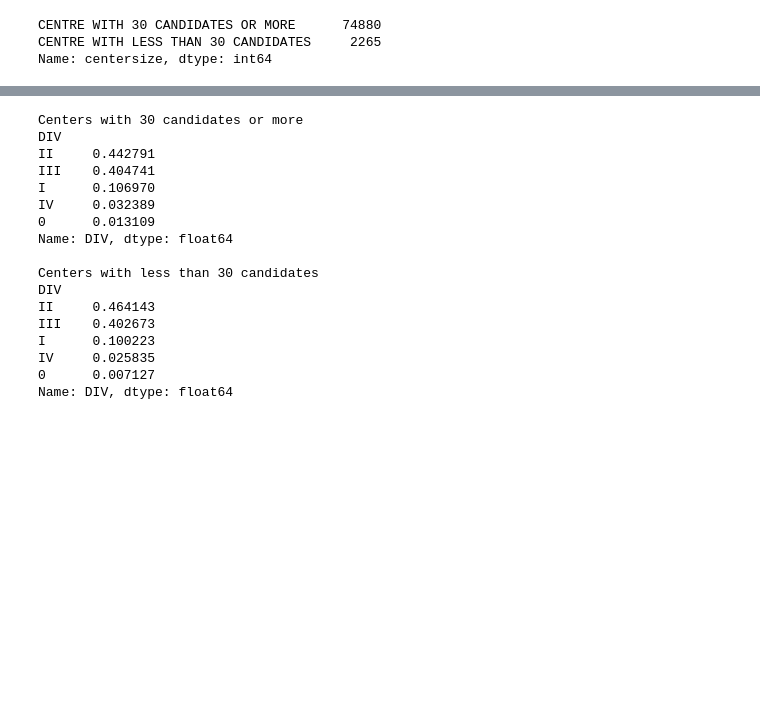
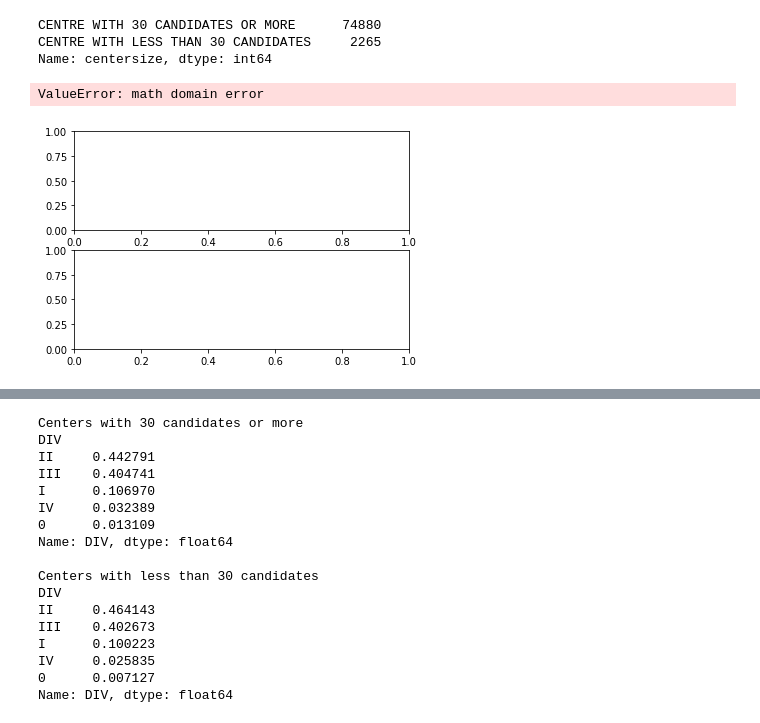
Before and after one commit to yo-my-bard/Scraping-NECTA, a Jupyter notebook: School_Size_Tiers_Analysis.ipynb, the cells around one changed output, grey strips where cells are left out. Cells and saved outputs as stored; diff of their text form; code cells hidden in the pictures; blank space fills up the shorter version.

Commit message:
Edit school size tiers analysis and add photos

```diff
--- a/School_Size_Tiers_Analysis.ipynb
+++ b/School_Size_Tiers_Analysis.ipynb
@@ -40,3 +41,29 @@ acsee['centersize'].value_counts()
 CENTRE WITH 30 CANDIDATES OR MORE      74880
 CENTRE WITH LESS THAN 30 CANDIDATES     2265
 Name: centersize, dtype: int64
+# %%
+acsee[acsee['DIV'].isin(divs)].groupby([ 'centersize'])['center'].unique() #array of the unique centers in each centersize group
+#Each center has a pass rate, that is proportion of I and IIs
+#Schools by themselves don't have a pass/fail metric. We could check how many schools have at least 50% or 60% of their students
+#pass though. That's why it's easier/more natural to say how many candidates in each grouping passed or failed. However,
+#given the distribution of the different types of schools within Centre with 30 candidates or more, it may be worth it to look
+#at the distribution of passing rates at each school within the groups. Does that reveal a noticeable difference
+#b/w the two groups?
+acsee[acsee['DIV'].isin(divs_pass)]
+acsee[acsee['DIV'].isin(divs)].groupby([ 'centersize'])['center'].value_counts() #students at each centersize-center, i.e. denom
+acsee[acsee['DIV'].isin(divs_pass)].groupby([ 'centersize'])['center'].value_counts() #numerator
+passing_rates_at_each_school = acsee[acsee['DIV'].isin(divs_pass)].groupby([ 'centersize'])['center'].value_counts()/acsee[acsee['DIV'].isin(divs)].groupby([ 'centersize'])['center'].value_counts()
+
+fig, ax = plt.subplots(nrows = 2)
+#Percentages might not be good for checking distributions because they are limited to between 0 and 1
+#http://archive.bio.ed.ac.uk/jdeacon/statistics/tress4.html#Transformation%20of%20data says to take the arcsin
+passing_rates_at_each_school['CENTRE WITH 30 CANDIDATES OR MORE'].apply(lambda x: math.asin(x*100)).plot(kind='hist', ax = ax[0], title = '30 or More',
+                                                                      bins = 30)
+passing_rates_at_each_school['CENTRE WITH LESS THAN 30 CANDIDATES'].apply(lambda x: math.asin(x*100)).plot(kind = 'hist', ax = ax[1], title = 'Less than 30',
+                                                                        bins = 30)
+fig.tight_layout()
+print(passing_rates_at_each_school['CENTRE WITH 30 CANDIDATES OR MORE'].describe())
+print(passing_rates_at_each_school['CENTRE WITH LESS THAN 30 CANDIDATES'].describe())
+# %% [output]
+ValueError: math domain error
+[figure, added]
```
Also changed, not shown: parts of 11 cells of this notebook, 5 other files.
